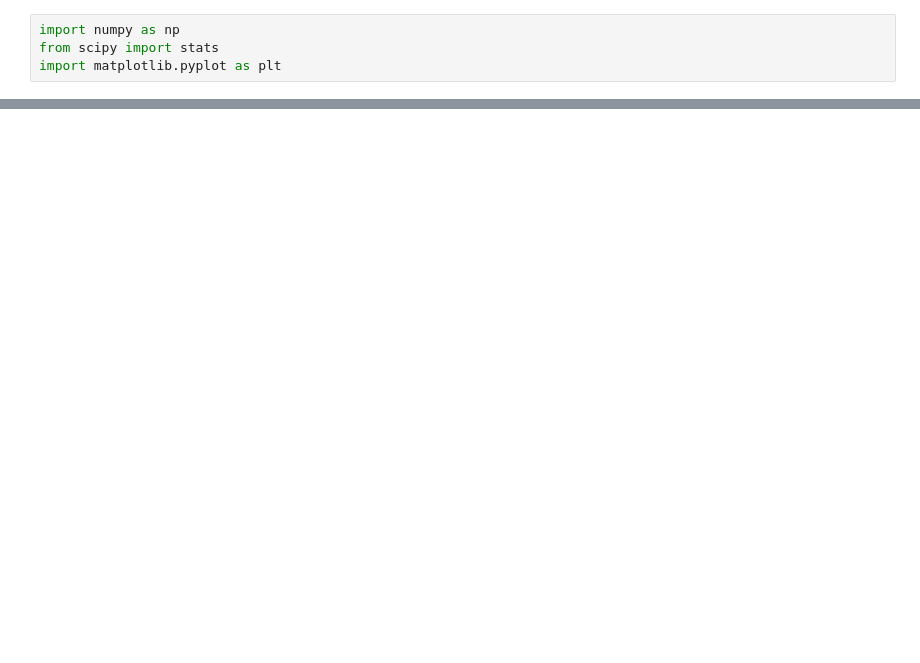
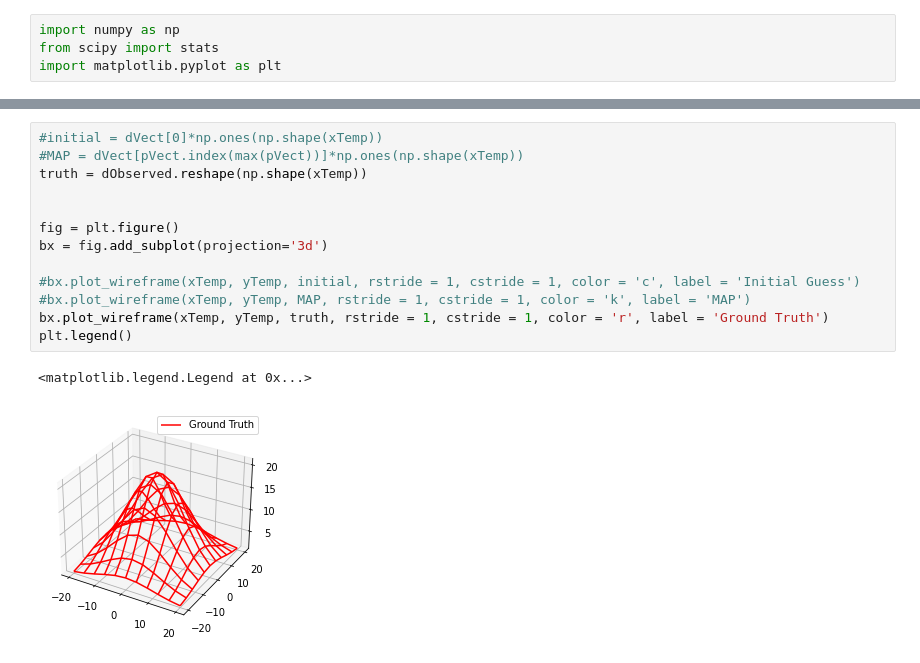
Before and after one commit to vkumar61/GPcurve, a Jupyter notebook: step1.ipynb, the cells around one changed output, grey strips where cells are left out. Cells and saved outputs as stored; diff of their text form; blank space fills up the shorter version.

```diff
--- a/step1.ipynb
+++ b/step1.ipynb
@@ -49,0 +132,16 @@ plt.plot(dVect)
+# %%
+#initial = dVect[0]*np.ones(np.shape(xTemp))
+#MAP = dVect[pVect.index(max(pVect))]*np.ones(np.shape(xTemp))
+truth = dObserved.reshape(np.shape(xTemp))
+
+
+fig = plt.figure()
+bx = fig.add_subplot(projection='3d')
+
+#bx.plot_wireframe(xTemp, yTemp, initial, rstride = 1, cstride = 1, color = 'c', label = 'Initial Guess')
+#bx.plot_wireframe(xTemp, yTemp, MAP, rstride = 1, cstride = 1, color = 'k', label = 'MAP')
+bx.plot_wireframe(xTemp, yTemp, truth, rstride = 1, cstride = 1, color = 'r', label = 'Ground Truth')
+plt.legend()
+# %% [output]
+<matplotlib.legend.Legend at 0x...>
+[figure, added]
```
Also changed, not shown: parts of 14 cells of this notebook, 5 other files.
